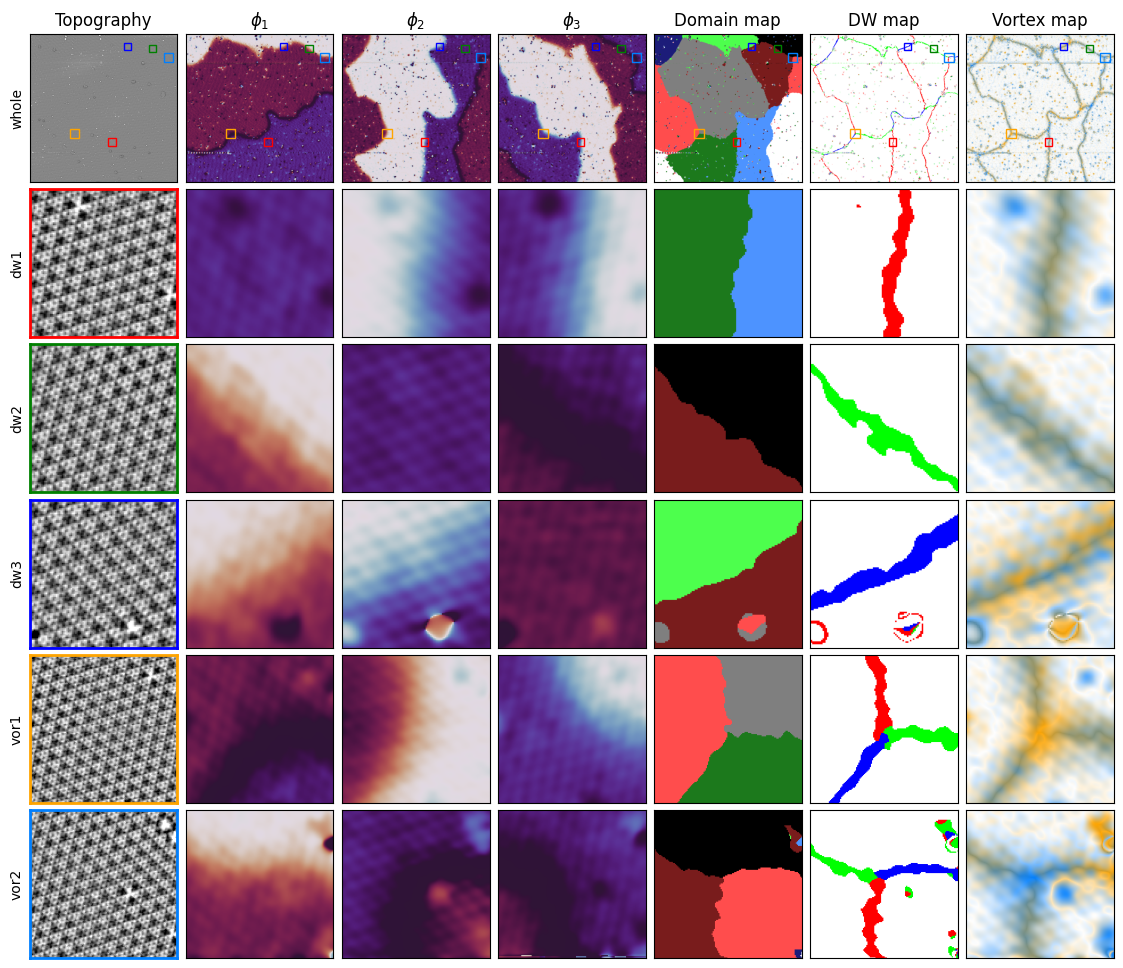
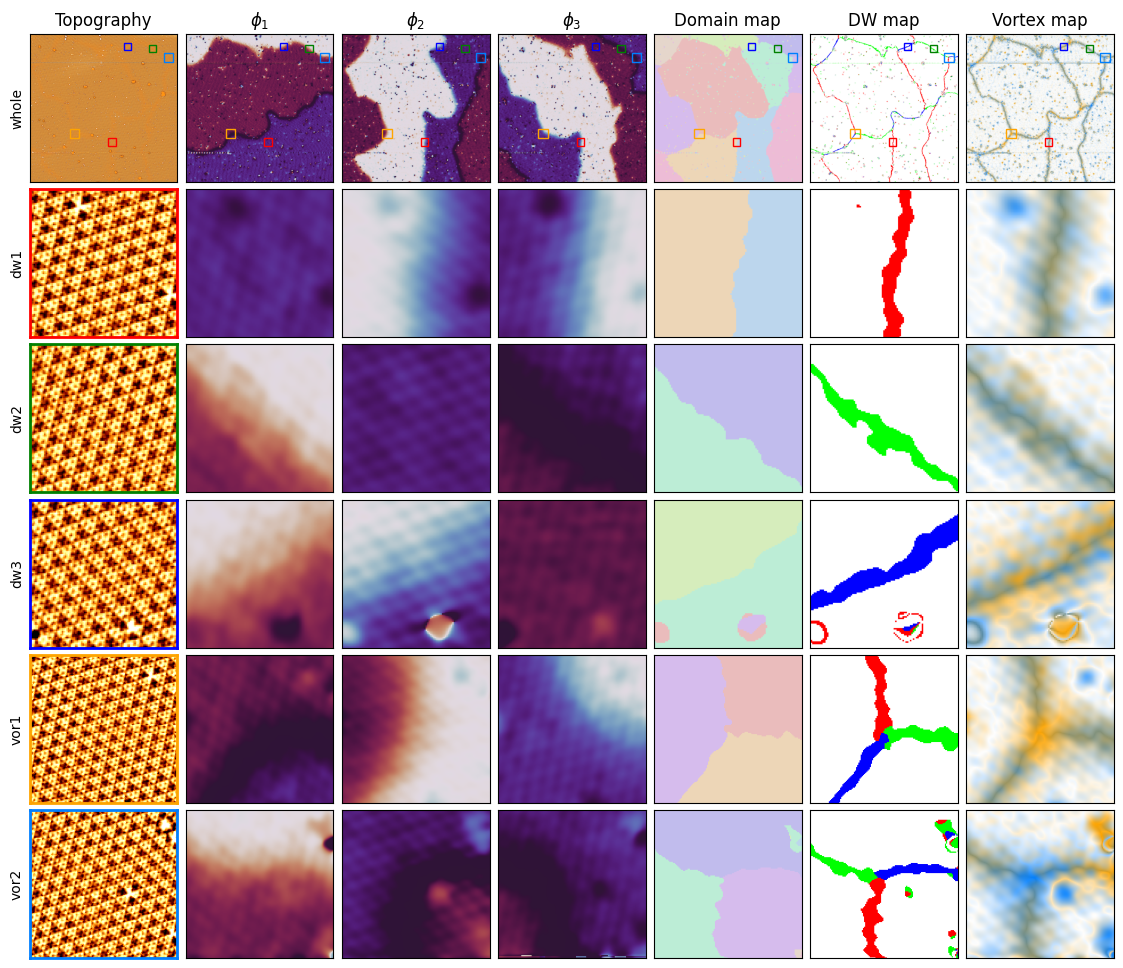
Unified diff of the notebook cell whose output changed from the first chart to the second:
--- before
+++ after
@@ -1,3 +1,3 @@
-from crypy_examples.dwn_toon import CLR_NODE
+
 msb,nsb = 6,7
 nm_rows = ['whole','dw1','dw2','dw3','vor1','vor2']
@@ -15,5 +15,5 @@
         spine.set_linewidth(thick)       
 for isb in range(msb):    
-    plt.sca(axs[isb,0]);imgen.topo(idt,cmap='gray')
+    plt.sca(axs[isb,0]);imgen.topo(idt,cmap='afmhot')
     plt.sca(axs[isb,1]);imgen.kmap(idt,0,1)
     plt.sca(axs[isb,2]);imgen.kmap(idt,1,1)

Commit: FEAT(pub): colormap of topography: gray->afmhot